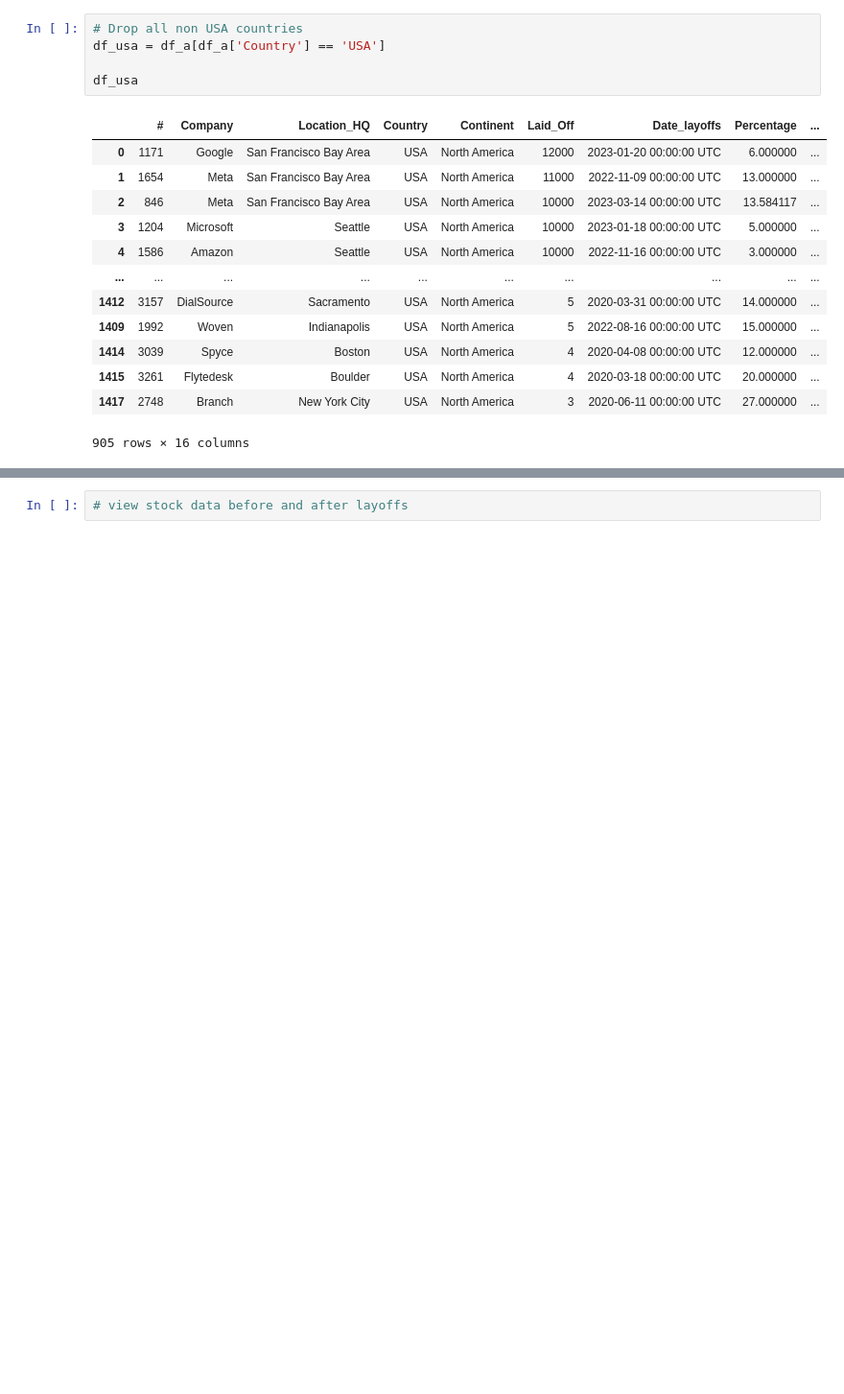
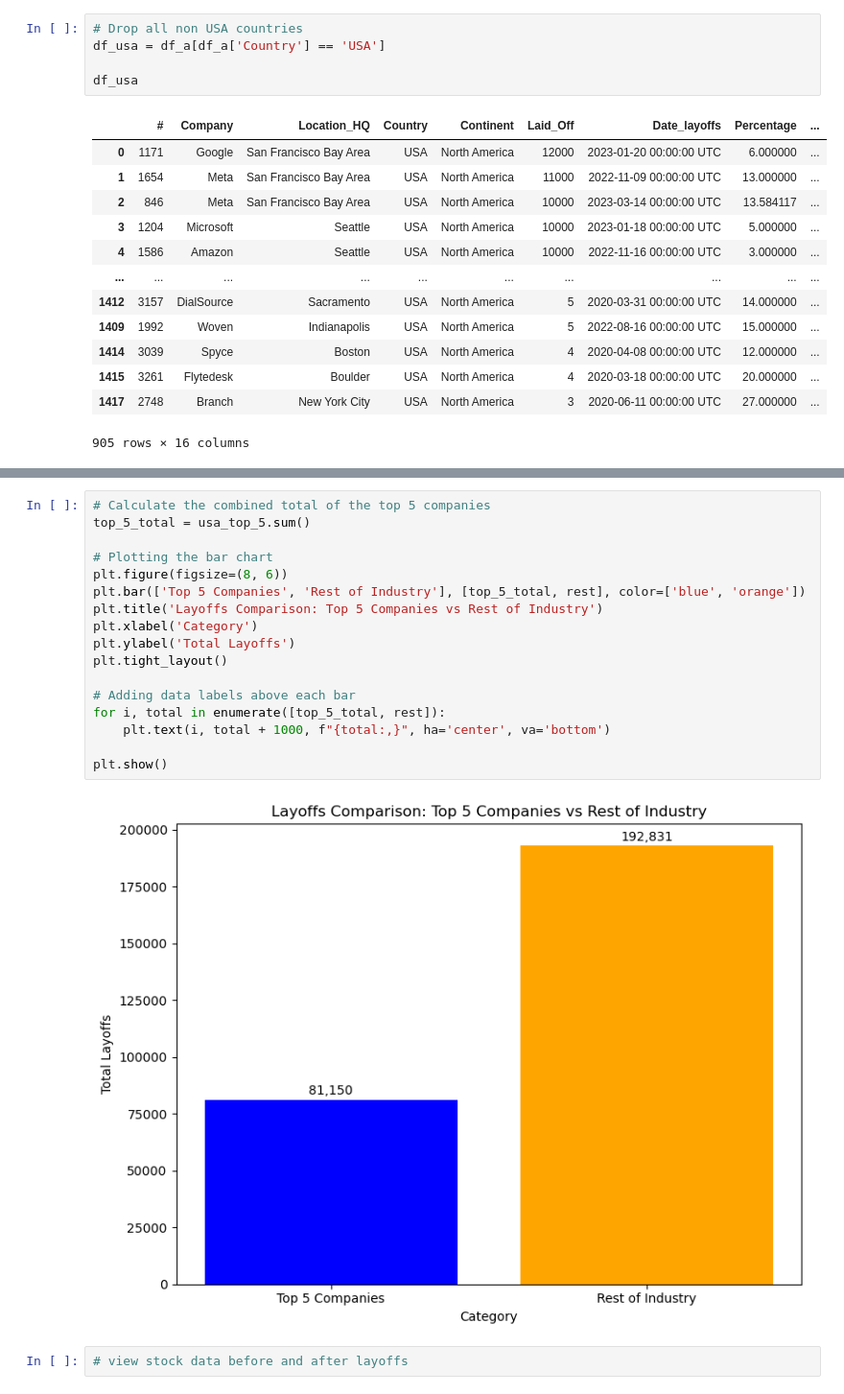
Before and after one commit to cschneggenburger/group-2-project-1, a Jupyter notebook: Big_Tech_Layoffs_Dylan.ipynb, the cells around one changed output, grey strips where cells are left out. Shown: that part at 96% size. Cells and saved outputs as stored; diff of their text form; blank space fills up the shorter version.

```diff
--- a/Big_Tech_Layoffs_Dylan.ipynb
+++ b/Big_Tech_Layoffs_Dylan.ipynb
@@ -193,2 +145,21 @@ simple bar chart showing the top 5 tech companies that laid people off.
+# %%
+# Calculate the combined total of the top 5 companies
+top_5_total = usa_top_5.sum()
+
+# Plotting the bar chart
+plt.figure(figsize=(8, 6))
+plt.bar(['Top 5 Companies', 'Rest of Industry'], [top_5_total, rest], color=['blue', 'orange'])
+plt.title('Layoffs Comparison: Top 5 Companies vs Rest of Industry')
+plt.xlabel('Category')
+plt.ylabel('Total Layoffs')
+plt.tight_layout()
+
+# Adding data labels above each bar
+for i, total in enumerate([top_5_total, rest]):
+    plt.text(i, total + 1000, f"{total:,}", ha='center', va='bottom')
+
+plt.show()
+# %% [output]
+[figure, added]
 # %%
 # view stock data before and after layoffs
```
Also changed, not shown: parts of 8 cells of this notebook, 1 other file.
